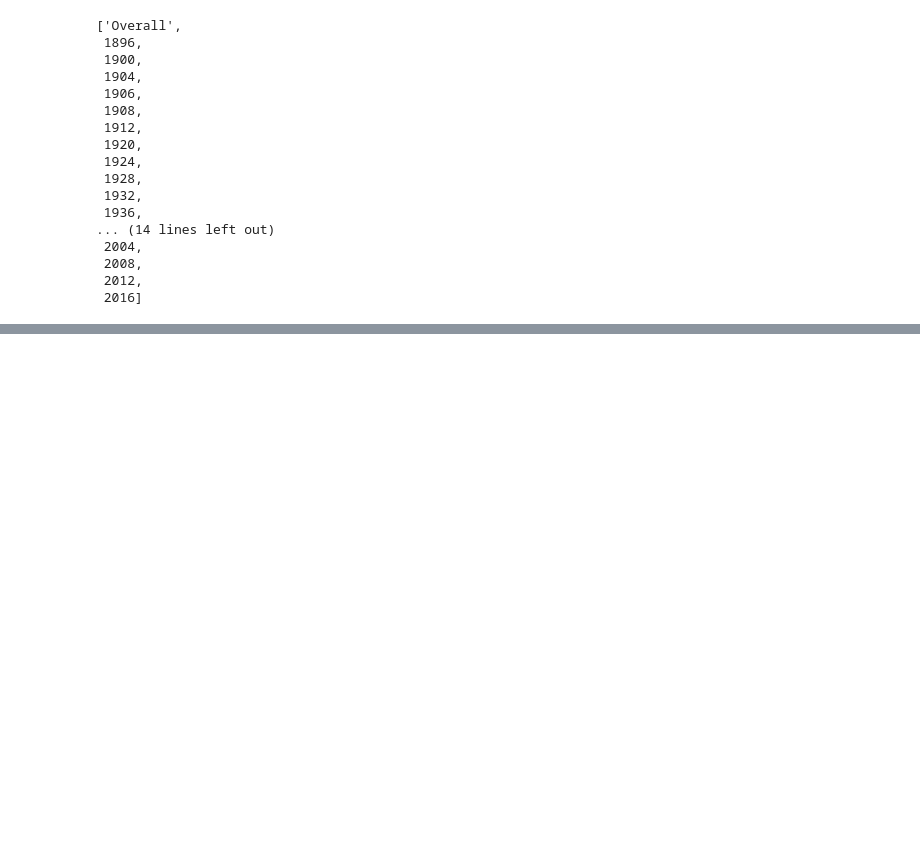
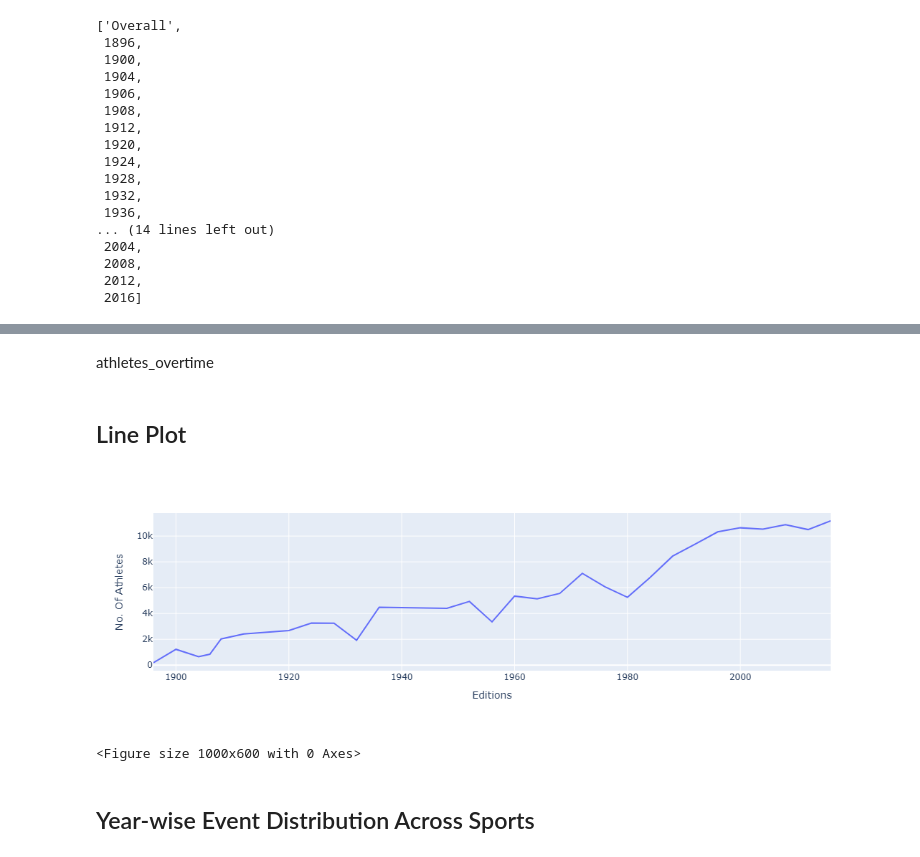
Before and after one commit to teja2909/Olympics-Data_Analysis, a Jupyter notebook: Olympics-Analysis.ipynb, the cells around one changed output, grey strips where cells are left out. Drawn from its saved outputs; the diff is of its cells as text; code cells hidden in the pictures; blank space fills up the shorter version.

```diff
--- a/Olympics-Analysis.ipynb
+++ b/Olympics-Analysis.ipynb
@@ -284,0 +509,17 @@ country.insert(0, 'overall')
+# %%
+athletes_overtime = df.drop_duplicates(['Year', 'Name'])['Year'].value_counts().reset_index().sort_values('Year')
+# %%
+athletes_overtime.rename(columns={'Year':'Editions', 'count':'No. Of Athletes'}, inplace=True)
+# %% [markdown]
+athletes_overtime
+# %% [markdown]
+## Line Plot
+# %%
+plt.figure(figsize=(10,6))
+fig = px.line(athletes_overtime, x='Editions', y='No. Of Athletes')
+fig.show()
+# %% [output]
+[figure, added]
+<Figure size 1000x600 with 0 Axes>
+# %% [markdown]
+## Year-wise Event Distribution Across Sports
```
Also changed, not shown: parts of 73 cells of this notebook, 7 other files.
